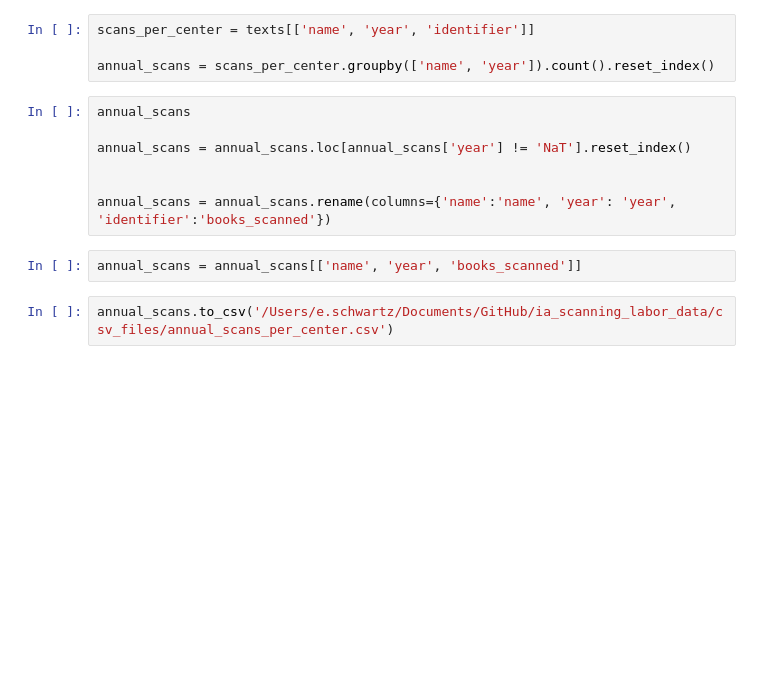
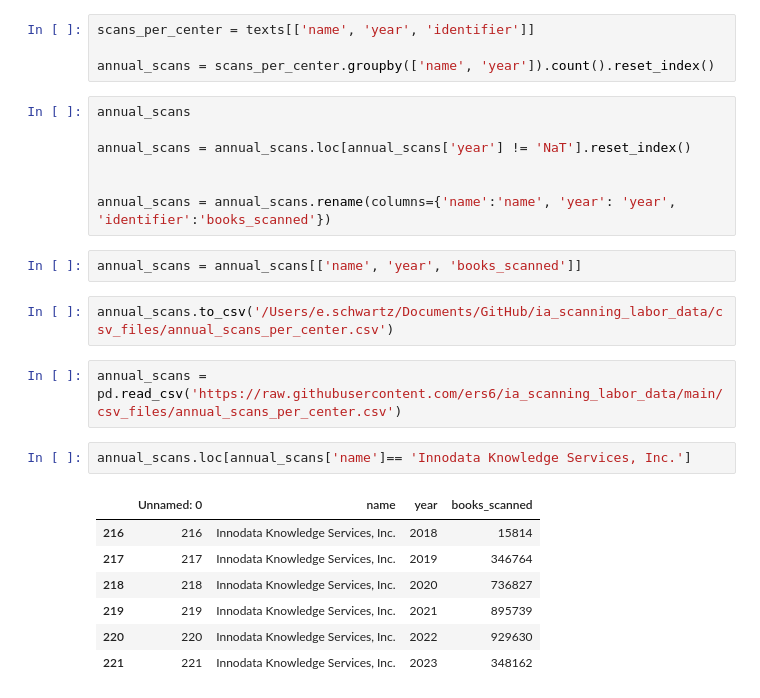
Before and after one commit to ers6/ia_scanning_labor_data, a Jupyter notebook: calculate_stats.ipynb, the cells around one changed output. Cells and saved outputs as stored; diff of their text form; blank space fills up the shorter version.

```diff
--- a/calculate_stats.ipynb
+++ b/calculate_stats.ipynb
@@ -872,3 +872,15 @@ annual_scans = annual_scans.rename(columns={'name':'name', 'year': 'year', 'iden
 annual_scans = annual_scans[['name', 'year', 'books_scanned']]
 # %%
 annual_scans.to_csv('/Users/e.schwartz/Documents/GitHub/ia_scanning_labor_data/csv_files/annual_scans_per_center.csv')
+# %%
+annual_scans = pd.read_csv('https://raw.githubusercontent.com/ers6/ia_scanning_labor_data/main/csv_files/annual_scans_per_center.csv')
+# %%
+annual_scans.loc[annual_scans['name']== 'Innodata Knowledge Services, Inc.']
+# %% [output]
+|  | Unnamed: 0 | name | year | books_scanned |
+| 216 | 216 | Innodata Knowledge Services, Inc. | 2018 | 15814 |
+| 217 | 217 | Innodata Knowledge Services, Inc. | 2019 | 346764 |
+| 218 | 218 | Innodata Knowledge Services, Inc. | 2020 | 736827 |
+| 219 | 219 | Innodata Knowledge Services, Inc. | 2021 | 895739 |
+| 220 | 220 | Innodata Knowledge Services, Inc. | 2022 | 929630 |
+| 221 | 221 | Innodata Knowledge Services, Inc. | 2023 | 348162 |
```
